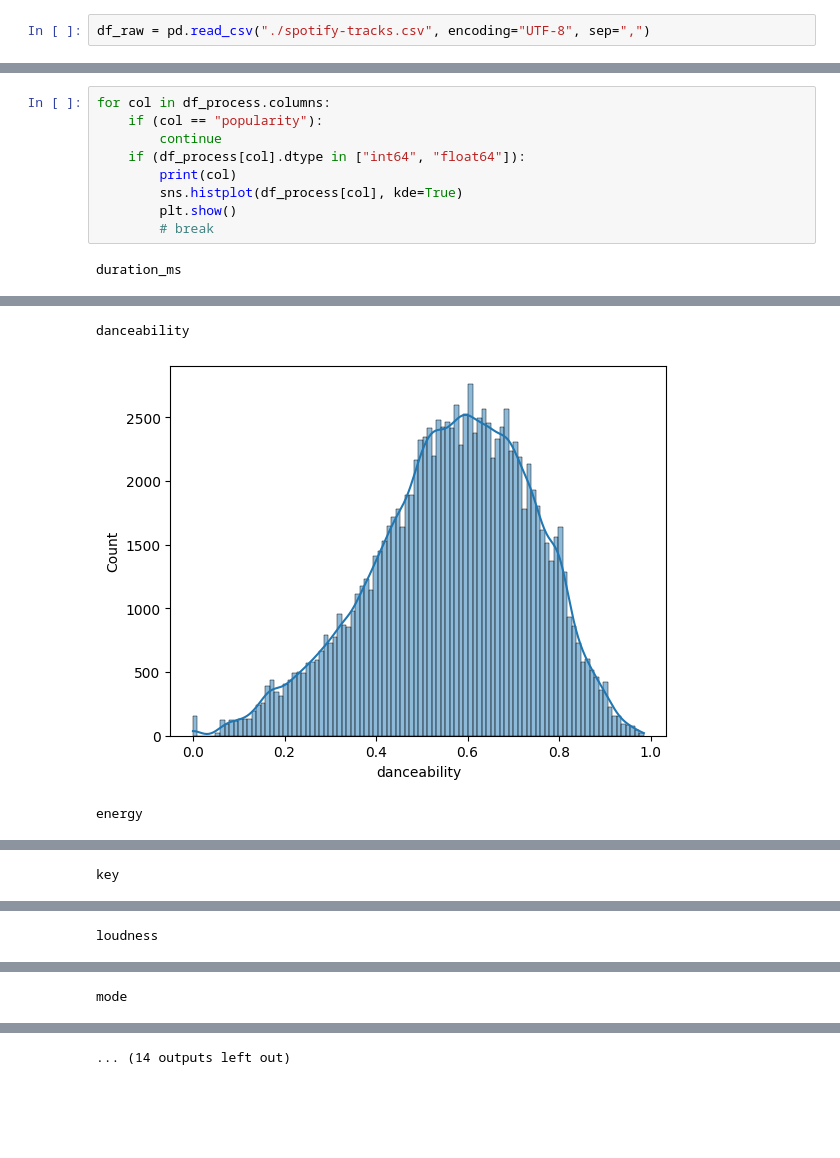
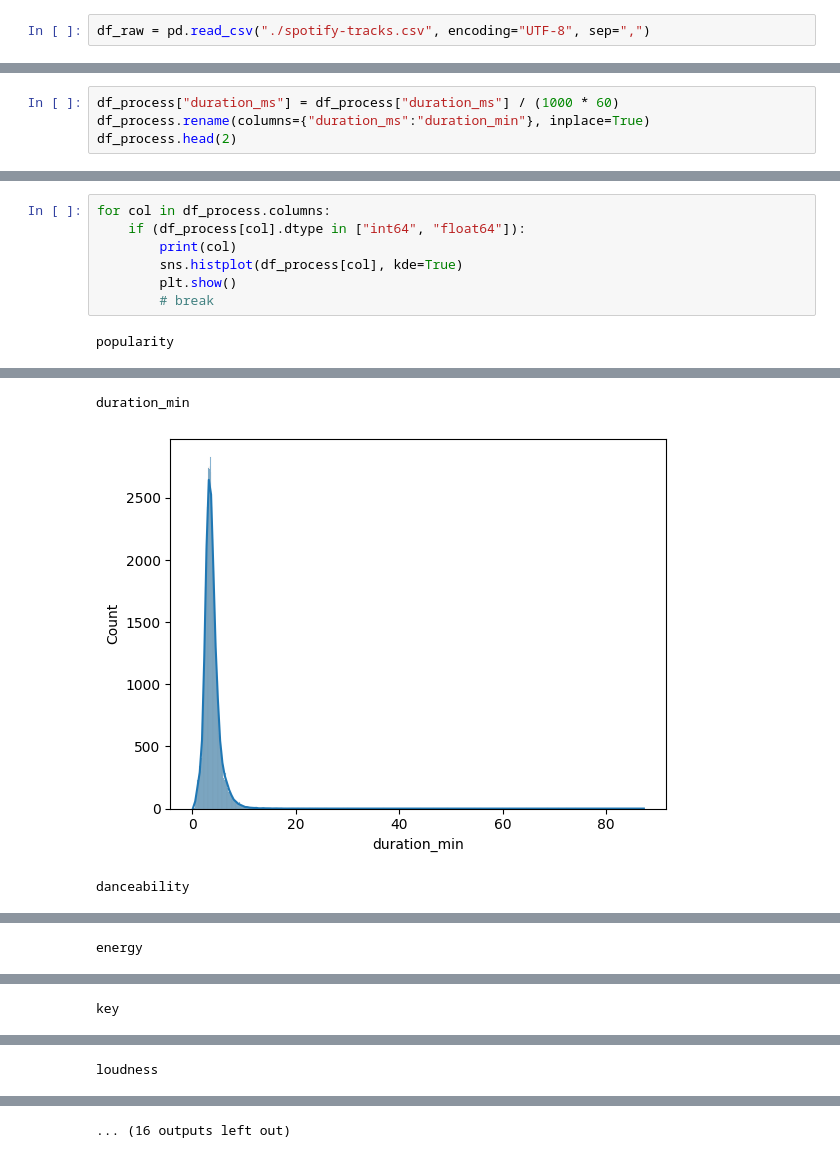
Before and after one commit to AEEM1993/Caso_Practico_Estadistica, a Jupyter notebook: caso_practico.ipynb, the cells around one changed output, grey strips where cells are left out. Cells and saved outputs as stored; diff of their text form; blank space fills up the shorter version.

```diff
--- a/caso_practico.ipynb
+++ b/caso_practico.ipynb
@@ -87,0 +97,4 @@ sns.histplot(data=df_process, x="popularity", )
+# %%
+df_process["duration_ms"] = df_process["duration_ms"] / (1000 * 60)
+df_process.rename(columns={"duration_ms":"duration_min"}, inplace=True)
+df_process.head(2)
@@ -88,11 +105,9 @@ sns.histplot(data=df_process, x="popularity", )
 # %%
 for col in df_process.columns:
-    if (col == "popularity"):
-        continue
     if (df_process[col].dtype in ["int64", "float64"]):
         print(col)
         sns.histplot(df_process[col], kde=True)
         plt.show()
         # break
 # %% [output]
-duration_ms
+popularity
@@ -100,3 +115,3 @@ duration_ms
-danceability
+duration_min
-[figure, old version]
+[figure, new version]
-energy
+danceability
@@ -104 +119 @@ energy
-key
+energy
@@ -106 +121 @@ key
-loudness
+key
@@ -108 +123 @@ loudness
-mode
+loudness
@@ -110,4 +125,4 @@ mode
-... (14 outputs left out)
+... (16 outputs left out)
 # %%
 for col in df_process.columns:
     if (col == "popularity"):
```
Also changed, not shown: parts of 5 cells of this notebook.
